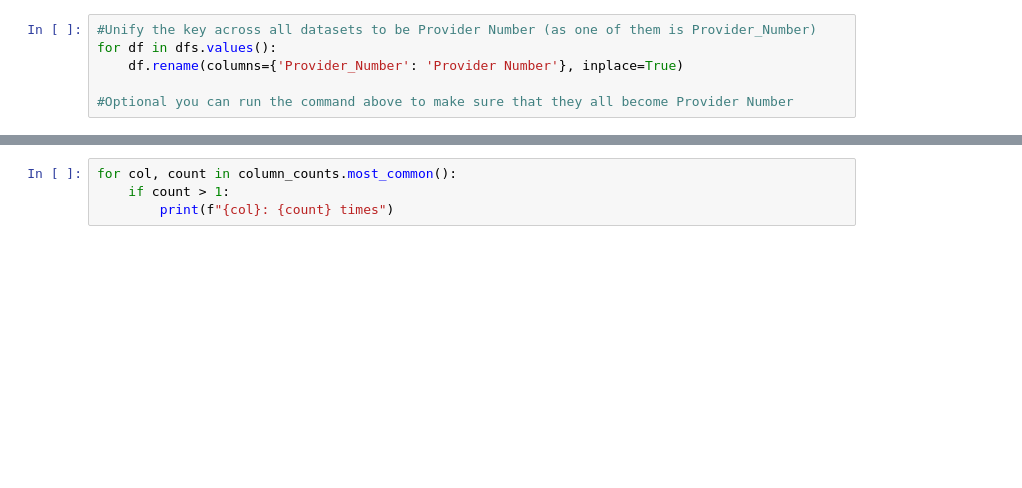
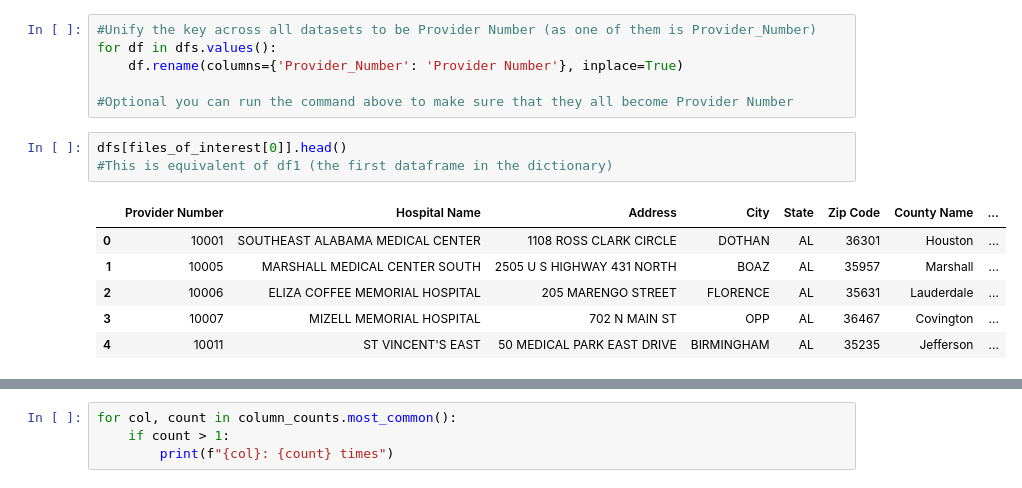
Before and after one commit to osoliman/HTM737, a Jupyter notebook: Week10.ipynb, the cells around one changed output, grey strips where cells are left out. Drawn from its saved outputs; the diff is of its cells as text; blank space fills up the shorter version.

```diff
--- a/Week10.ipynb
+++ b/Week10.ipynb
@@ -76,6 +76,16 @@ for df in dfs.values():
     df.rename(columns={'Provider_Number': 'Provider Number'}, inplace=True)
 
 #Optional you can run the command above to make sure that they all become Provider Number
+# %%
+dfs[files_of_interest[0]].head()
+#This is equivalent of df1 (the first dataframe in the dictionary)
+# %% [output]
+|  | Provider Number | Hospital Name | Address | City | State | Zip Code | County Name | ... |
+| 0 | 10001 | SOUTHEAST ALABAMA MEDICAL CENTER | 1108 ROSS CLARK CIRCLE | DOTHAN | AL | 36301 | Houston | ... |
+| 1 | 10005 | MARSHALL MEDICAL CENTER SOUTH | 2505 U S HIGHWAY 431 NORTH | BOAZ | AL | 35957 | Marshall | ... |
+| 2 | 10006 | ELIZA COFFEE MEMORIAL HOSPITAL | 205 MARENGO STREET | FLORENCE | AL | 35631 | Lauderdale | ... |
+| 3 | 10007 | MIZELL MEMORIAL HOSPITAL | 702 N MAIN ST | OPP | AL | 36467 | Covington | ... |
+| 4 | 10011 | ST VINCENT'S EAST | 50 MEDICAL PARK EAST DRIVE | BIRMINGHAM | AL | 35235 | Jefferson | ... |
 # %%
 #Joining the 5 files together on Provider Number
 #Start with first file
```
Also changed, not shown: parts of 3 cells of this notebook.
